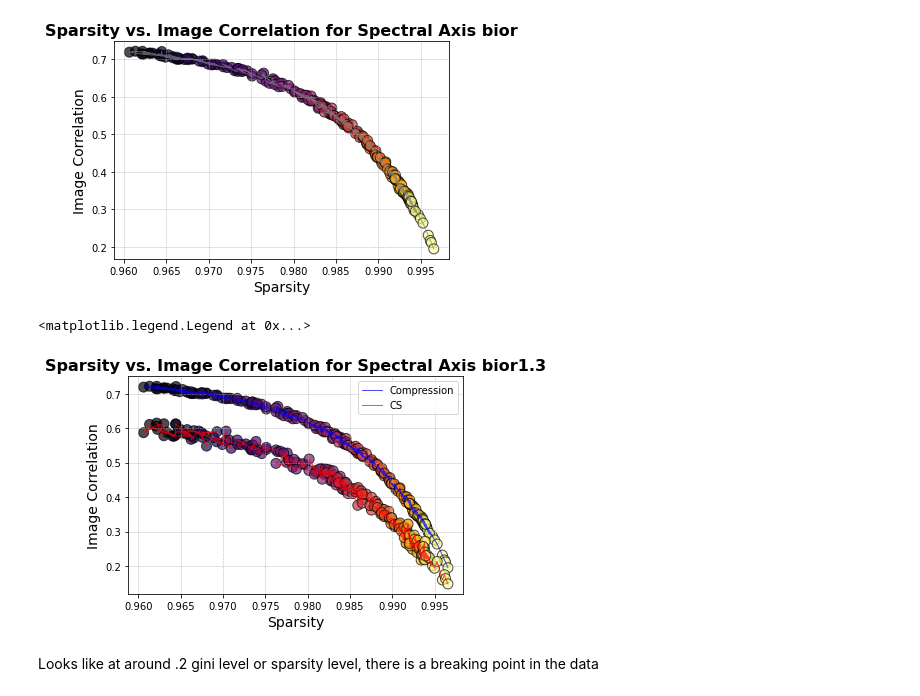
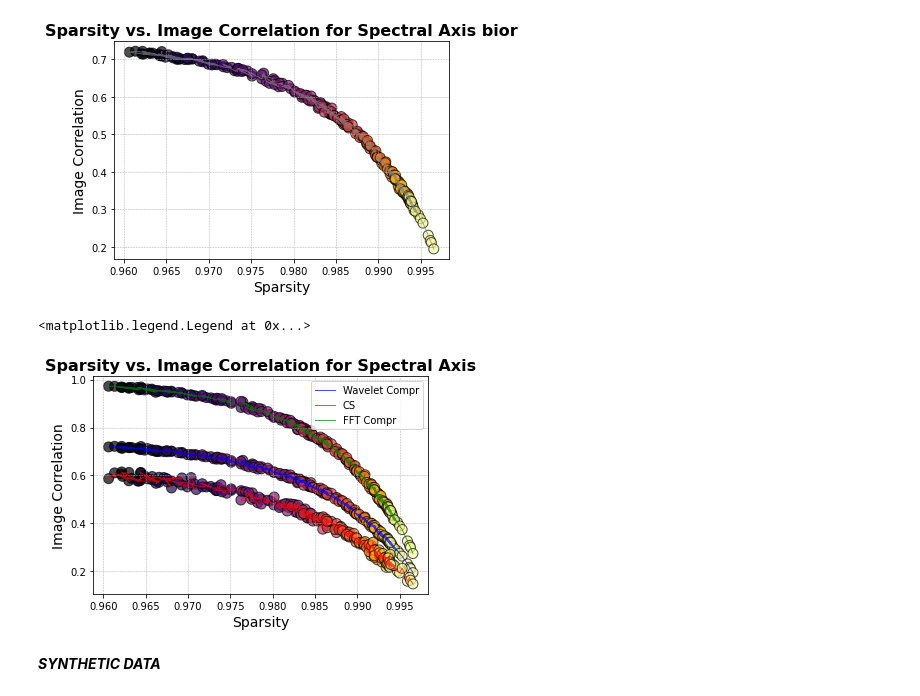
Before and after one commit to JenuC/HASS, a Jupyter notebook: Sparsity_Graphs.ipynb, the cells around one changed output. Saved outputs shown, nothing was run; the diff lists cells and outputs as text; code cells hidden in the pictures.

```diff
--- a/Sparsity_Graphs.ipynb
+++ b/Sparsity_Graphs.ipynb
@@ -194,40 +194,62 @@ spectral_plot(bior_sparse_c,bior_corr_c,"bior")
 # %% [output]
 [<matplotlib.lines.Line2D at 0x...>]
 [figure]
+# %%
+def fft_compr(data):
+    #Apply the fourier transform
+    f_transform = np.fft.fft2(data)
+    f_transform_shifted = np.fft.fftshift(f_transform)
+    rows, cols = data.shape
+    crow, ccol = rows // 2, cols // 2
+    f_transform_shifted[crow - 30:crow + 30, ccol - 30:ccol + 30] = 0
+    f_transform_inverse = np.fft.ifftshift(f_transform_shifted)
+
+    img_back = np.fft.ifft2(f_transform_inverse)
+    img_back = np.abs(img_back)
+    return img_back
+fft_corr = []
+
+for i in range(50,256):
+    recon = fft_compr(arr1[:,:,i])
+    fft_corr.append(sewar.scc(arr1[:,:,i],recon))
 # %%
 wavelet = "bior1.3"
 fig, ax = plt.subplots()
 
 # Create a color map based on the first dataset
 cmap = cm.inferno
 norm_c = plt.Normalize(0, len(bior_sparse_c))
 colors_c = cmap(norm_c(range(len(bior_sparse_c))))
 
 # Scatter and plot for the first set
 plt.scatter(bior_sparse_c, bior_corr_c, c=colors_c, marker='o', edgecolors='k', s=100, alpha=0.7)
-ax.plot(bior_sparse_c, bior_corr_c, color='blue', linewidth=1, alpha=0.7, label = 'Compression')
+ax.plot(bior_sparse_c, bior_corr_c, color='blue', linewidth=1, alpha=0.7, label = 'Wavelet Compr')
 
 # Create a different color map for the second dataset (or use the same if appropriate)
 norm = plt.Normalize(0, len(bior_sparse))
 colors = cmap(norm(range(len(bior_sparse))))
 
 # Scatter and plot for the second set
 plt.scatter(bior_sparse, bior_corr, c=colors, marker='o', edgecolors='k', s=100, alpha=0.7)
 ax.plot(bior_sparse, bior_corr, color='red', linewidth=1, alpha=0.7,label="CS")
 
+# Fourier
+plt.scatter(bior_sparse, fft_corr, c=colors, marker='o', edgecolors='k', s=100, alpha=0.7)
+ax.plot(bior_sparse, fft_corr, color='green', linewidth=1, alpha=0.7,label="FFT Compr")
+
 # Title and labels
-plt.title(f'Sparsity vs. Image Correlation for Spectral Axis {wavelet}', fontsize=16, fontweight='bold')
+plt.title(f'Sparsity vs. Image Correlation for Spectral Axis', fontsize=16, fontweight='bold')
 plt.xlabel('Sparsity', fontsize=14)
 plt.ylabel('Image Correlation', fontsize=14)
 
 # Grid and legend
 plt.grid(True, which='both', linestyle='--', linewidth=0.5)
 plt.legend()
 # %% [output]
 <matplotlib.legend.Legend at 0x...>
-[figure, old version]
+[figure, new version]
 # %% [markdown]
-Looks like at around .2 gini level or sparsity level, there is a breaking point in the data
+***SYNTHETIC DATA***
 # %%
 
 # Generate sparse matrices with varying densities
```
Also changed, not shown: parts of 6 cells of this notebook.
